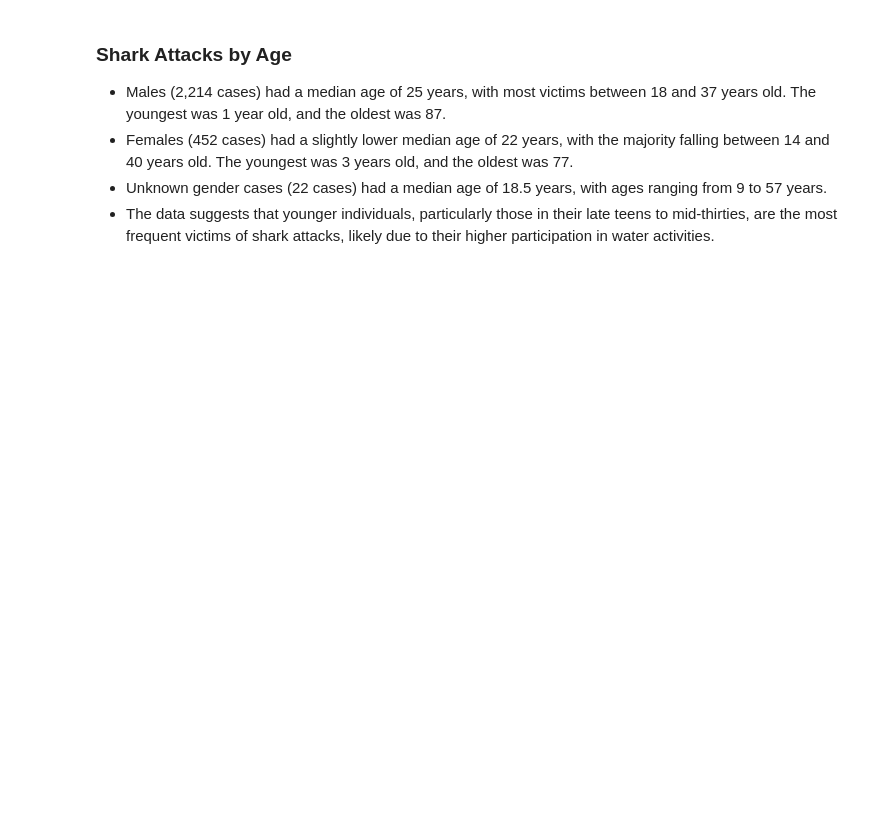
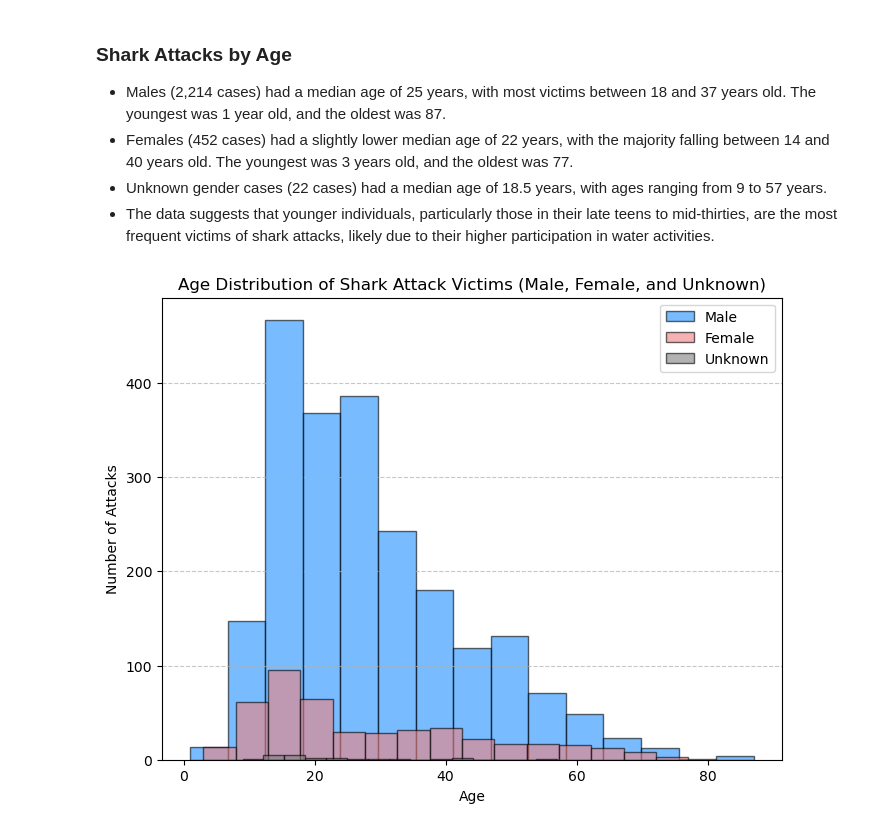
Before and after one commit to SheryllD/shark_attacks_project, a Jupyter notebook: shark_data_wrangling.ipynb, the cells around one changed output. Saved outputs shown, nothing was run; the diff lists cells and outputs as text; code cells hidden in the pictures; blank space fills up the shorter version.

```diff
--- a/shark_data_wrangling.ipynb
+++ b/shark_data_wrangling.ipynb
@@ -196,3 +219,9 @@ display(image)
 - Females (452 cases) had a slightly lower median age of 22 years, with the majority falling between 14 and 40 years old. The youngest was 3 years old, and the oldest was 77.
 - Unknown gender cases (22 cases) had a median age of 18.5 years, with ages ranging from 9 to 57 years.
 - The data suggests that younger individuals, particularly those in their late teens to mid-thirties, are the most frequent victims of shark attacks, likely due to their higher participation in water activities.
+# %%
+image_path = "images/AgeDistribution.png"
+image = Image.open(image_path)
+display(image)
+# %% [output]
+[figure, added]
```
Also changed, not shown: parts of 8 cells of this notebook, 2 other files.
